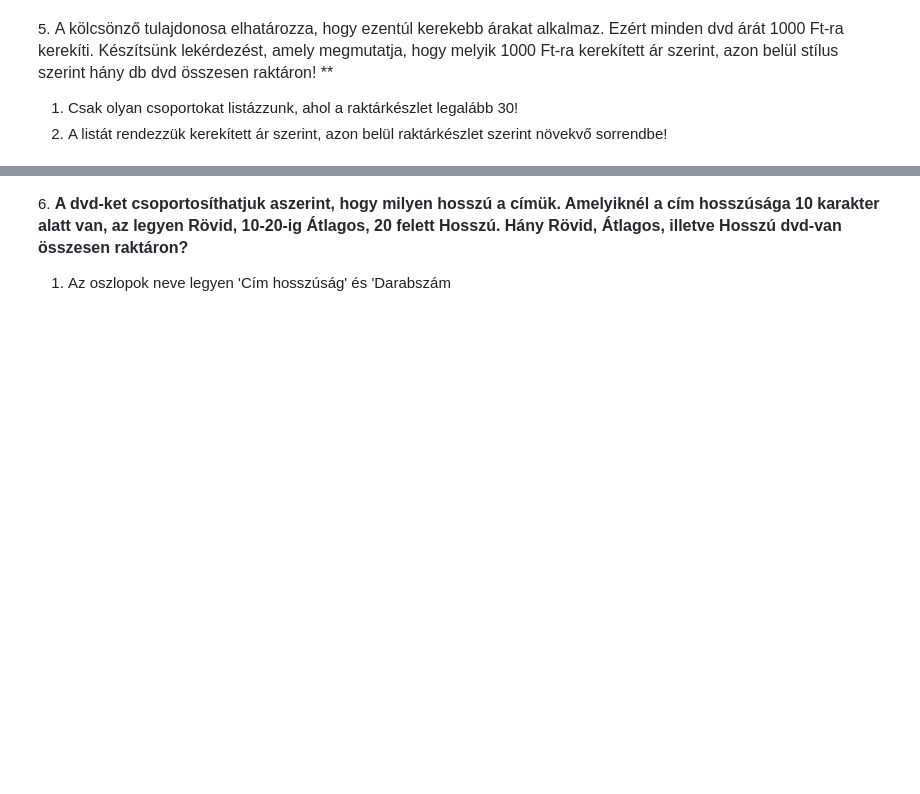
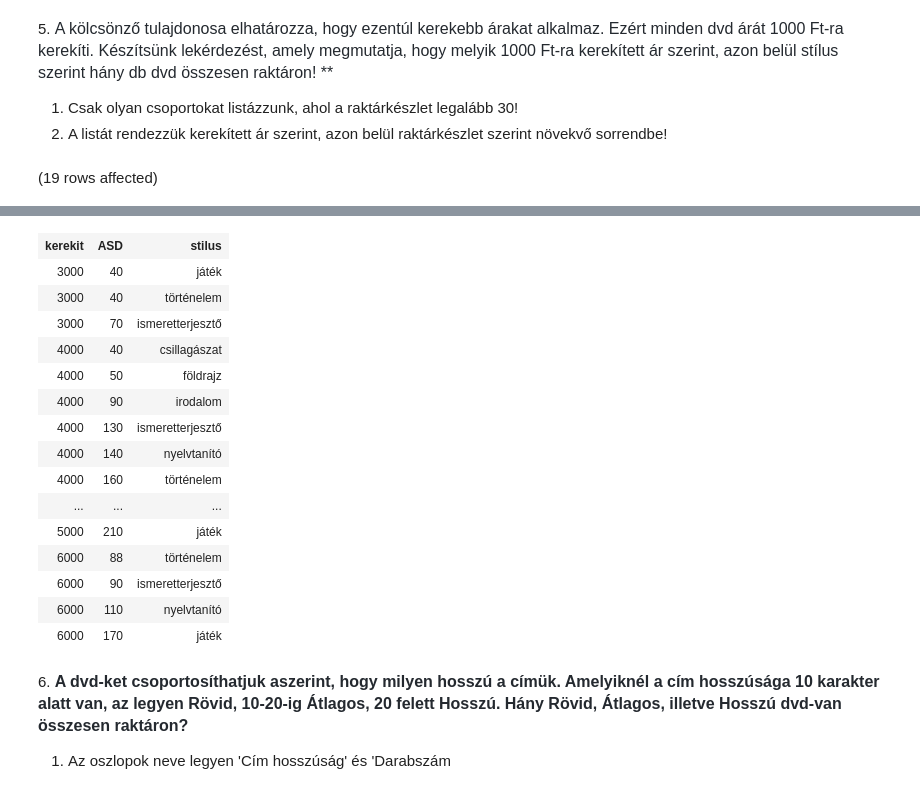
Before and after one commit to Zoltanborbenyi/sql-gyak-03, a Jupyter notebook: gyakorlat02_feladatok .ipynb, the cells around one changed output, grey strips where cells are left out. Cells and saved outputs as stored; diff of their text form; code cells hidden in the pictures; blank space fills up the shorter version.

```diff
--- a/gyakorlat02_feladatok .ipynb
+++ b/gyakorlat02_feladatok .ipynb
@@ -62,3 +87,13 @@ c. Szintén hagyjuk ki azokat a csoportokat, ahol a csoport elemszáma 3-nál ki
 
 1. Csak olyan csoportokat listázzunk, ahol a raktárkészlet legalább 30!
 2. A listát rendezzük kerekített ár szerint, azon belül raktárkészlet szerint növekvő sorrendbe!
+# %%
+SELECT ROUND(nettoar,-3) AS 'kerekit',
+SUM([raktár készlet]) AS 'ASD',
+stilus
+FROM dvd
+GROUP BY ROUND(nettoar,-3), stilus
+HAVING SUM([raktár készlet])>30
+order by 1,2
+# %% [output]
+(19 rows affected)
@@ -65,3 +101,19 @@ c. Szintén hagyjuk ki azokat a csoportokat, ahol a csoport elemszáma 3-nál ki
+| kerekit | ASD | stilus |
+| 3000 | 40 | játék |
+| 3000 | 40 | történelem |
+| 3000 | 70 | ismeretterjesztő |
+| 4000 | 40 | csillagászat |
+| 4000 | 50 | földrajz |
+| 4000 | 90 | irodalom |
+| 4000 | 130 | ismeretterjesztő |
+| 4000 | 140 | nyelvtanító |
+| 4000 | 160 | történelem |
+| ... | ... | ... |
+| 5000 | 210 | játék |
+| 6000 | 88 | történelem |
+| 6000 | 90 | ismeretterjesztő |
+| 6000 | 110 | nyelvtanító |
+| 6000 | 170 | játék |
 # %% [markdown]
 6. <span style="font-weight: 600; color: rgb(36, 41, 47); font-family: -apple-system, BlinkMacSystemFont, &quot;Segoe UI&quot;, Helvetica, Arial, sans-serif, &quot;Apple Color Emoji&quot;, &quot;Segoe UI Emoji&quot;; font-size: 16px;">A dvd-ket csoportosíthatjuk aszerint, hogy milyen hosszú a címük. Amelyiknél a cím hosszúsága 10 karakter alatt van, az legyen Rövid, 10-20-ig Átlagos, 20 felett Hosszú. Hány Rövid, Átlagos, illetve Hosszú dvd-van összesen raktáron?</span>
 
```
Also changed, not shown: parts of 6 cells of this notebook.
